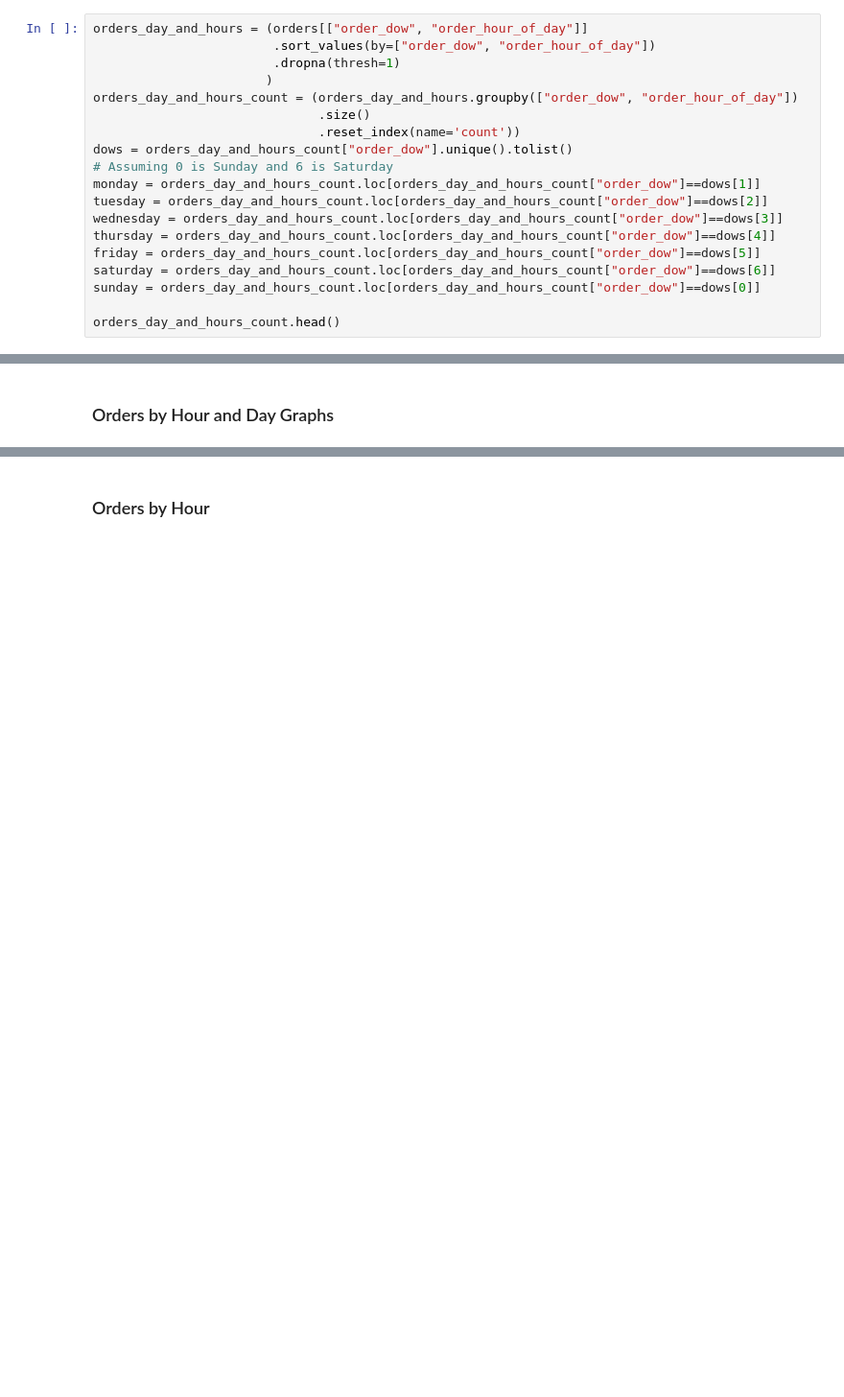
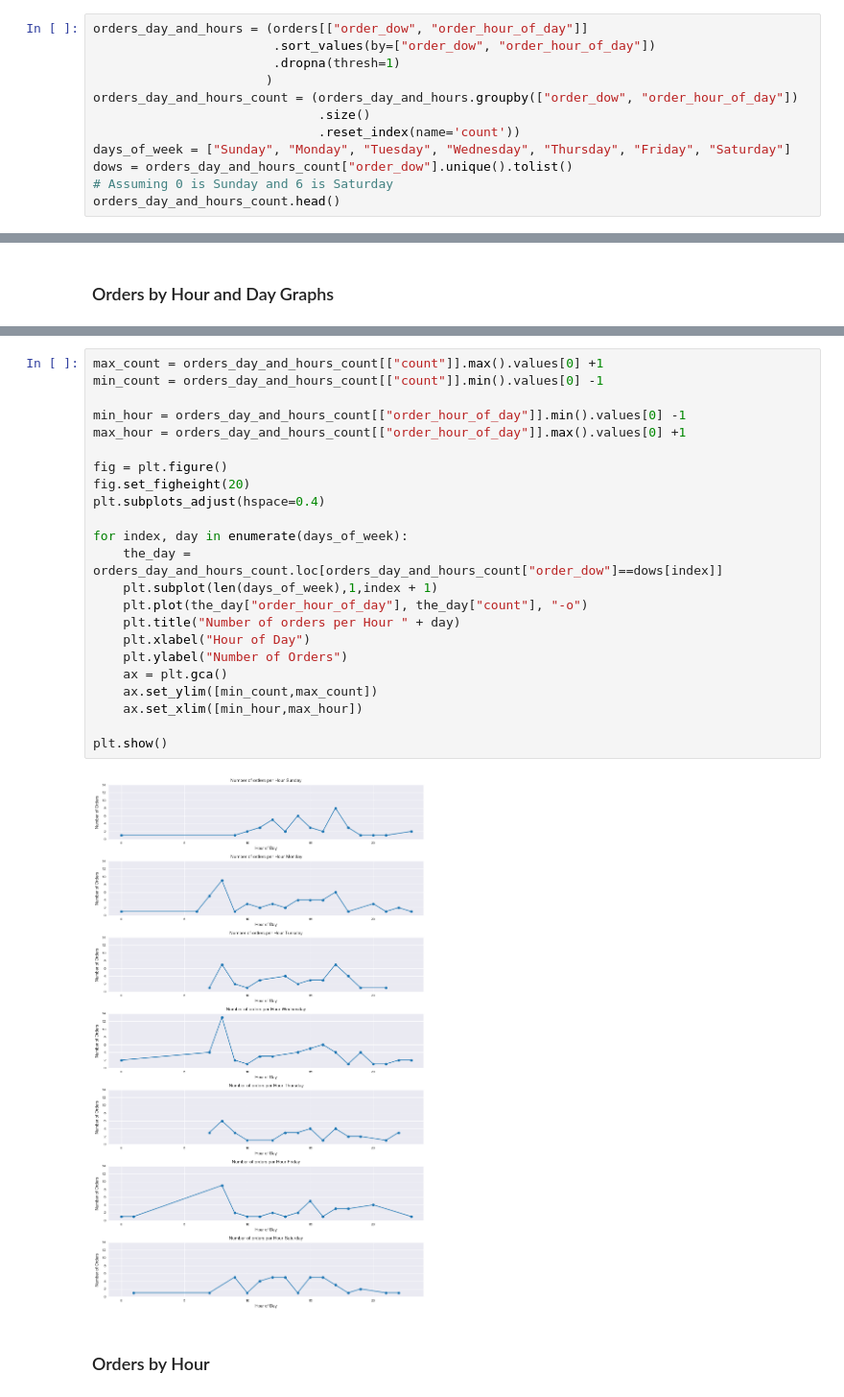
Before and after one commit to 1carew1/instacart_investigation, a Jupyter notebook: Assignment2_EDA.ipynb, the cells around one changed output, grey strips where cells are left out. Shown at 96% size. Saved outputs shown, nothing was run; the diff lists cells and outputs as text; blank space fills up the shorter version.

```diff
--- a/Assignment2_EDA.ipynb
+++ b/Assignment2_EDA.ipynb
@@ -335,16 +345,9 @@ orders_day_and_hours = (orders[["order_dow", "order_hour_of_day"]]
 orders_day_and_hours_count = (orders_day_and_hours.groupby(["order_dow", "order_hour_of_day"])
                               .size()
                               .reset_index(name='count'))
+days_of_week = ["Sunday", "Monday", "Tuesday", "Wednesday", "Thursday", "Friday", "Saturday"]
 dows = orders_day_and_hours_count["order_dow"].unique().tolist()
 # Assuming 0 is Sunday and 6 is Saturday
-monday = orders_day_and_hours_count.loc[orders_day_and_hours_count["order_dow"]==dows[1]]
-tuesday = orders_day_and_hours_count.loc[orders_day_and_hours_count["order_dow"]==dows[2]]
-wednesday = orders_day_and_hours_count.loc[orders_day_and_hours_count["order_dow"]==dows[3]]
-thursday = orders_day_and_hours_count.loc[orders_day_and_hours_count["order_dow"]==dows[4]]
-friday = orders_day_and_hours_count.loc[orders_day_and_hours_count["order_dow"]==dows[5]]
-saturday = orders_day_and_hours_count.loc[orders_day_and_hours_count["order_dow"]==dows[6]]
-sunday = orders_day_and_hours_count.loc[orders_day_and_hours_count["order_dow"]==dows[0]]
-
 orders_day_and_hours_count.head()
 # %% [output]
 |  | order_dow | order_hour_of_day | count |
@@ -436,3 +361,28 @@ plt.show()
+# %%
+max_count = orders_day_and_hours_count[["count"]].max().values[0] +1
+min_count = orders_day_and_hours_count[["count"]].min().values[0] -1
+
+min_hour = orders_day_and_hours_count[["order_hour_of_day"]].min().values[0] -1
+max_hour = orders_day_and_hours_count[["order_hour_of_day"]].max().values[0] +1
+
+fig = plt.figure()
+fig.set_figheight(20)
+plt.subplots_adjust(hspace=0.4)
+
+for index, day in enumerate(days_of_week):
+    the_day = orders_day_and_hours_count.loc[orders_day_and_hours_count["order_dow"]==dows[index]]
+    plt.subplot(len(days_of_week),1,index + 1)
+    plt.plot(the_day["order_hour_of_day"], the_day["count"], "-o")
+    plt.title("Number of orders per Hour " + day)
+    plt.xlabel("Hour of Day")
+    plt.ylabel("Number of Orders")
+    ax = plt.gca()
+    ax.set_ylim([min_count,max_count])
+    ax.set_xlim([min_hour,max_hour])
+
+plt.show()
+# %% [output]
+[figure, added]
 # %% [markdown]
 ### Orders by Hour
 # %%
```
Also changed, not shown: parts of 40 cells of this notebook, 1 other file.
